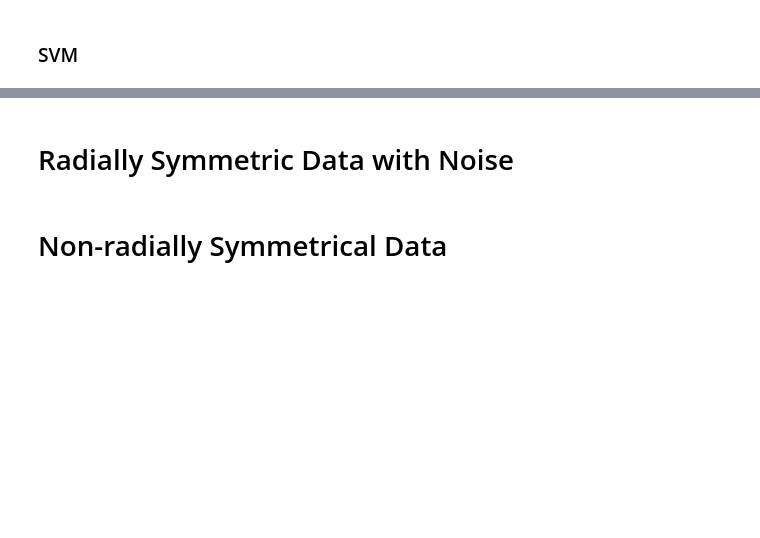
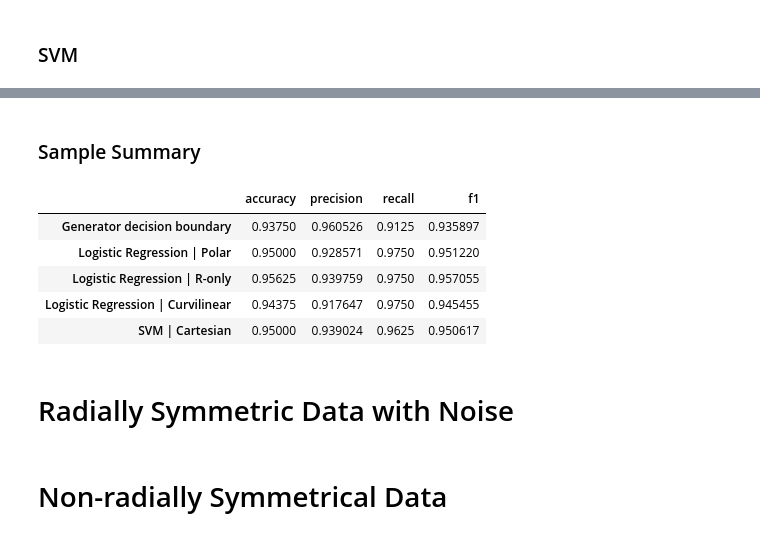
Before and after one commit to apsket/feature-representation-vs-model-complexity, a Jupyter notebook: notebooks/04_synthetic_datasets.ipynb, the cells around one changed output, grey strips where cells are left out. Drawn from its saved outputs; the diff is of its cells as text; code cells hidden in the pictures; blank space fills up the shorter version.

```diff
--- a/notebooks/04_synthetic_datasets.ipynb
+++ b/notebooks/04_synthetic_datasets.ipynb
@@ -145,3 +182,14 @@ display(lr_R_fig)
+# %% [markdown]
+### Sample Summary
+# %%
+metrics_df
+# %% [output]
+|  | accuracy | precision | recall | f1 |
+| Generator decision boundary | 0.93750 | 0.960526 | 0.9125 | 0.935897 |
+| Logistic Regression | Polar | 0.95000 | 0.928571 | 0.9750 | 0.951220 |
+| Logistic Regression | R-only | 0.95625 | 0.939759 | 0.9750 | 0.957055 |
+| Logistic Regression | Curvilinear | 0.94375 | 0.917647 | 0.9750 | 0.945455 |
+| SVM | Cartesian | 0.95000 | 0.939024 | 0.9625 | 0.950617 |
 # %% [markdown]
 # Radially Symmetric Data with Noise
 # %% [markdown]
```
Also changed, not shown: parts of 12 cells of this notebook.
